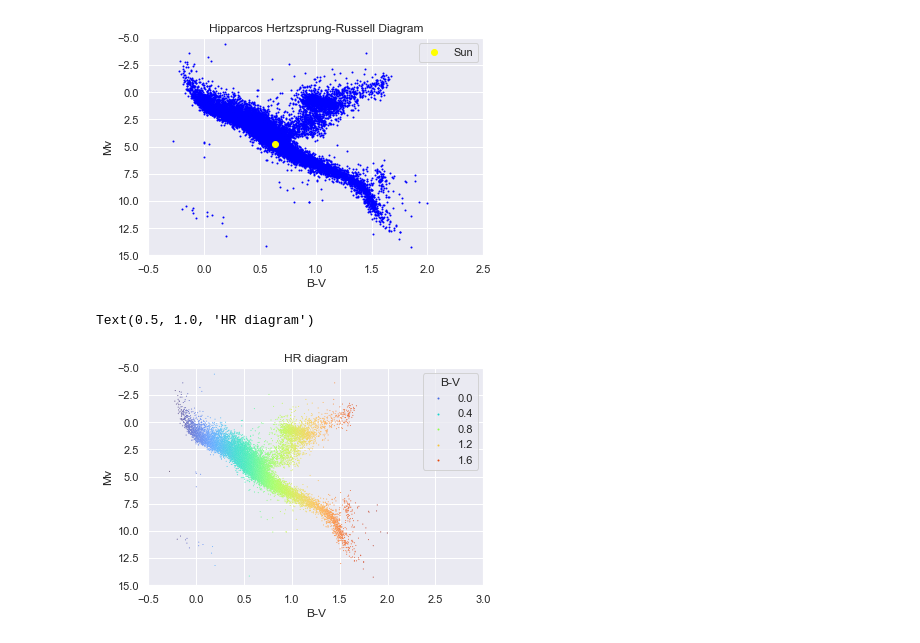
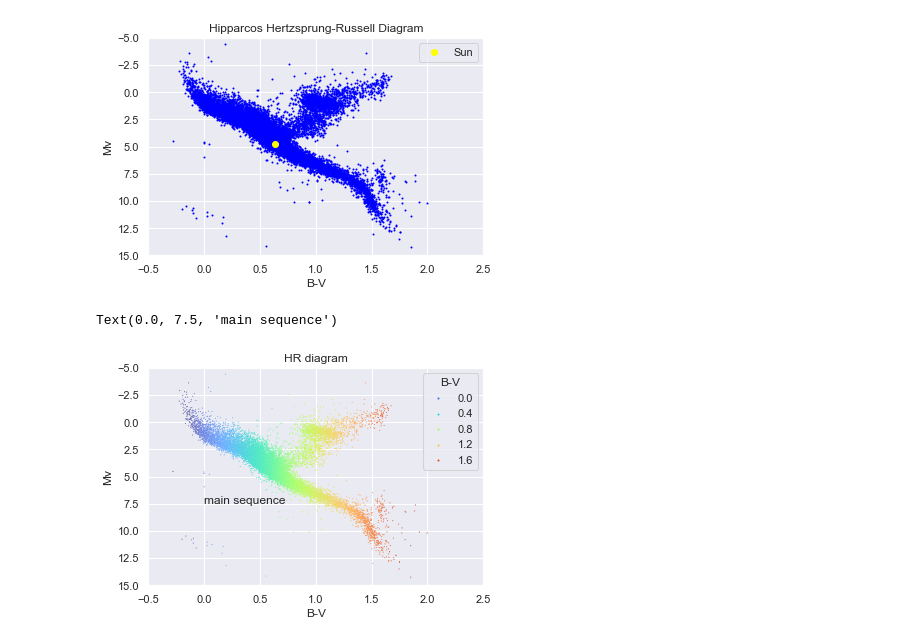
Before and after one commit to lilianasku/Hipparcos-with-Python, a Jupyter notebook: notebooks/Stars-Of-Hipparcos-Catalogue.ipynb, the cells around one changed output. Cells and saved outputs as stored; diff of their text form; code cells hidden in the pictures.

```diff
--- a/notebooks/Stars-Of-Hipparcos-Catalogue.ipynb
+++ b/notebooks/Stars-Of-Hipparcos-Catalogue.ipynb
@@ -302,8 +302,9 @@ HR_plot(hip_stars['B-V'], hip_stars['Mv'], -0.5, 5, 20, -20, 'blue')
 # %%
 #selecting stars with the relative errors in parallax: e_Plx/abs(Plx) < 10 %
 hip1 = hip_stars.loc[(hip_stars['e_Plx']/hip_stars['Plx'].abs())<0.10]
-hip = hip1.loc[hip1['B-V'] < 2]
-hip.info()
+
+hip_plot = hip1.loc[hip1['B-V']< 2]
+hip_plot.info()
 # %% [output]
 <class 'pandas.core.frame.DataFrame'>
 Int64Index: 17201 entries, 6 to 118217
@@ -333,11 +334,12 @@ plt.legend(yellow_dot, ['Sun'])
 <matplotlib.legend.Legend at 0x...>
 [figure]
 # %%
-sns.scatterplot(x ='B-V', y ='Mv', data = hip, hue ='B-V', size ='B-V', sizes = (1,1), palette='turbo')
+sns.scatterplot(x ='B-V', y ='Mv', data = hip_plot, hue ='B-V', size ='B-V', sizes = (1,1), palette='turbo')
 
 plt.ylim(15,-5)
-plt.xlim(-0.5,3.0)
+plt.xlim(-0.5,2.5)
 plt.title('HR diagram')
+plt.annotate('main sequence', xy=(0.0,7.5))
 # %% [output]
-Text(0.5, 1.0, 'HR diagram')
+Text(0.0, 7.5, 'main sequence')
-[figure, old version]
+[figure, new version]
```
Also changed, not shown: parts of 6 cells of this notebook.
